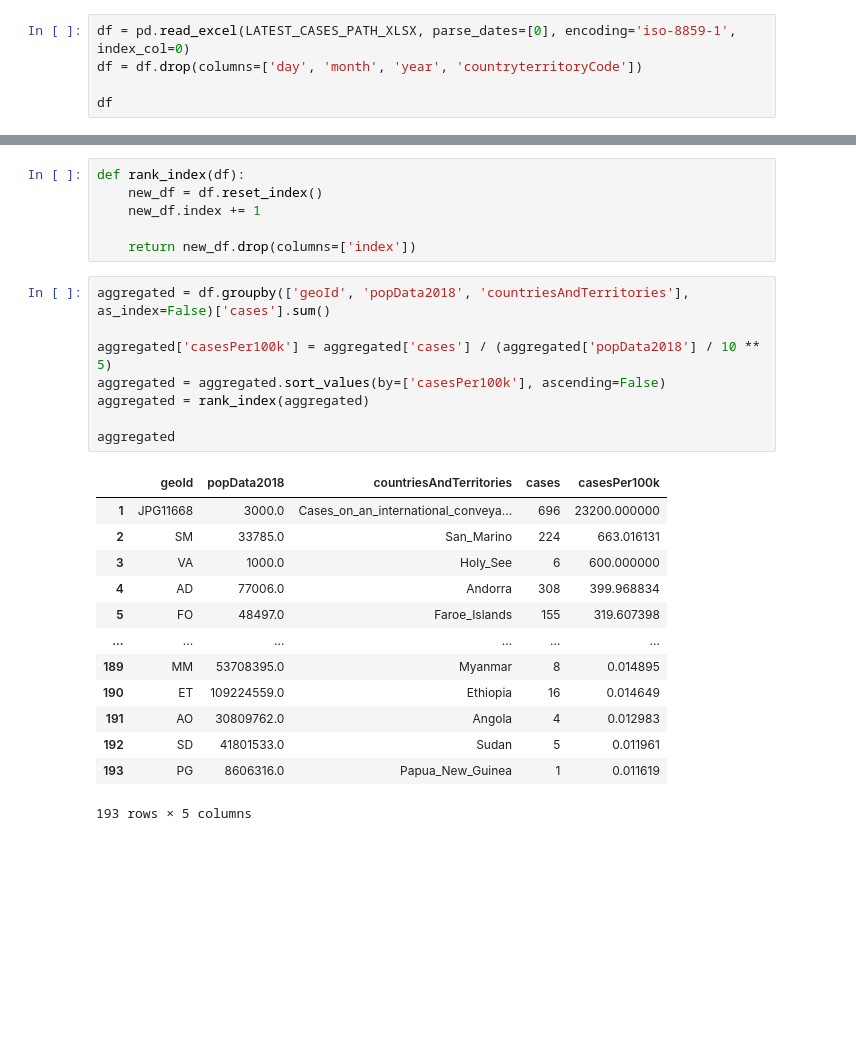
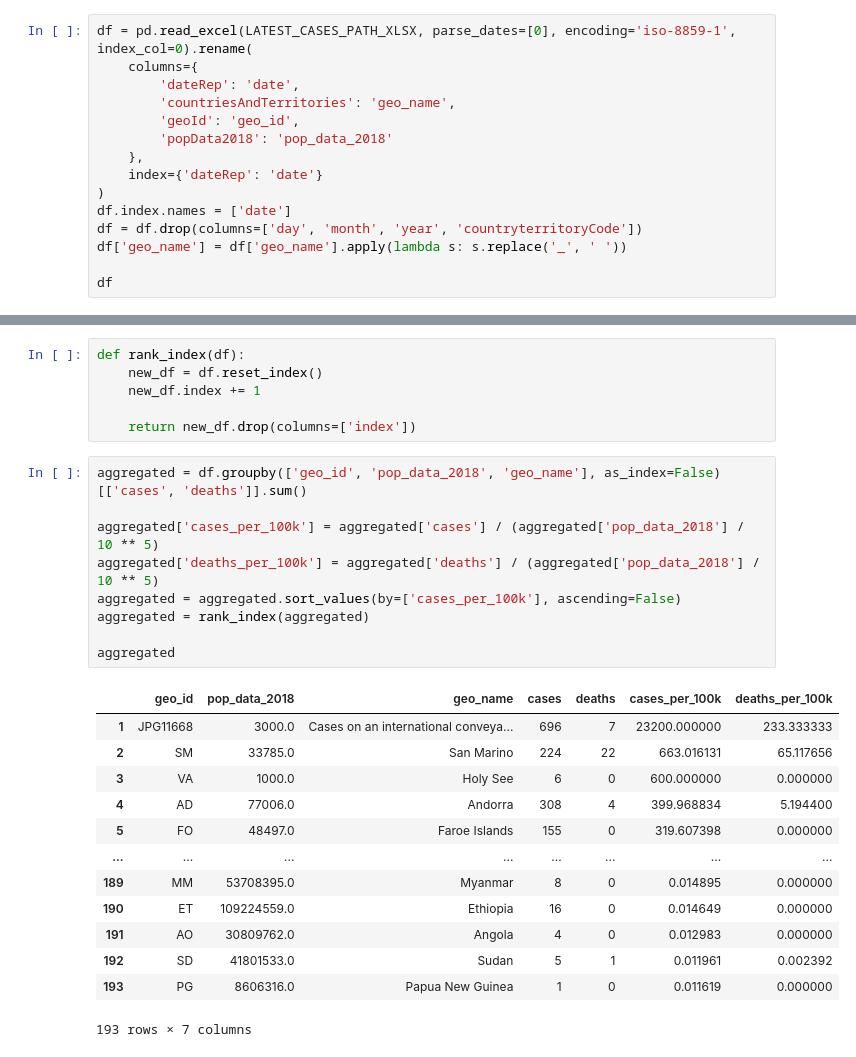
Before and after one commit to k0nserv/covid19, a Jupyter notebook: Per Country Analysis.ipynb, the cells around one changed output, grey strips where cells are left out. Cells and saved outputs as stored; diff of their text form; blank space fills up the shorter version.

```diff
--- a/Per Country Analysis.ipynb
+++ b/Per Country Analysis.ipynb
@@ -14,8 +14,18 @@ sns.set_palette("colorblind")
 LATEST_CASES_PATH_CSV = 'data/cases-per-day.csv'
 LATEST_CASES_PATH_XLSX = 'data/cases-per-day.xlsx'
 # %%
-df = pd.read_excel(LATEST_CASES_PATH_XLSX, parse_dates=[0], encoding='iso-8859-1', index_col=0)
+df = pd.read_excel(LATEST_CASES_PATH_XLSX, parse_dates=[0], encoding='iso-8859-1', index_col=0).rename(
+    columns={
+        'dateRep': 'date',
+        'countriesAndTerritories': 'geo_name',
+        'geoId': 'geo_id',
+        'popData2018': 'pop_data_2018'
+    },
+    index={'dateRep': 'date'}
+)
+df.index.names = ['date']
 df = df.drop(columns=['day', 'month', 'year', 'countryterritoryCode'])
+df['geo_name'] = df['geo_name'].apply(lambda s: s.replace('_', ' '))
 
 df
 # %% [output]
@@ -40,24 +69,25 @@ def rank_index(df):
 
     return new_df.drop(columns=['index'])
 # %%
-aggregated = df.groupby(['geoId', 'popData2018', 'countriesAndTerritories'], as_index=False)['cases'].sum()
+aggregated = df.groupby(['geo_id', 'pop_data_2018', 'geo_name'], as_index=False)[['cases', 'deaths']].sum()
 
-aggregated['casesPer100k'] = aggregated['cases'] / (aggregated['popData2018'] / 10 ** 5)
-aggregated = aggregated.sort_values(by=['casesPer100k'], ascending=False)
+aggregated['cases_per_100k'] = aggregated['cases'] / (aggregated['pop_data_2018'] / 10 ** 5)
+aggregated['deaths_per_100k'] = aggregated['deaths'] / (aggregated['pop_data_2018'] / 10 ** 5)
+aggregated = aggregated.sort_values(by=['cases_per_100k'], ascending=False)
 aggregated = rank_index(aggregated)
 
 aggregated
 # %% [output]
-|  | geoId | popData2018 | countriesAndTerritories | cases | casesPer100k |
-| 1 | JPG11668 | 3000.0 | Cases_on_an_international_conveya... | 696 | 23200.000000 |
-| 2 | SM | 33785.0 | San_Marino | 224 | 663.016131 |
-| 3 | VA | 1000.0 | Holy_See | 6 | 600.000000 |
-| 4 | AD | 77006.0 | Andorra | 308 | 399.968834 |
-| 5 | FO | 48497.0 | Faroe_Islands | 155 | 319.607398 |
-| ... | ... | ... | ... | ... | ... |
-| 189 | MM | 53708395.0 | Myanmar | 8 | 0.014895 |
-| 190 | ET | 109224559.0 | Ethiopia | 16 | 0.014649 |
-| 191 | AO | 30809762.0 | Angola | 4 | 0.012983 |
-| 192 | SD | 41801533.0 | Sudan | 5 | 0.011961 |
-| 193 | PG | 8606316.0 | Papua_New_Guinea | 1 | 0.011619 |
+|  | geo_id | pop_data_2018 | geo_name | cases | deaths | cases_per_100k | deaths_per_100k |
+| 1 | JPG11668 | 3000.0 | Cases on an international conveya... | 696 | 7 | 23200.000000 | 233.333333 |
+| 2 | SM | 33785.0 | San Marino | 224 | 22 | 663.016131 | 65.117656 |
+| 3 | VA | 1000.0 | Holy See | 6 | 0 | 600.000000 | 0.000000 |
+| 4 | AD | 77006.0 | Andorra | 308 | 4 | 399.968834 | 5.194400 |
+| 5 | FO | 48497.0 | Faroe Islands | 155 | 0 | 319.607398 | 0.000000 |
+| ... | ... | ... | ... | ... | ... | ... | ... |
+| 189 | MM | 53708395.0 | Myanmar | 8 | 0 | 0.014895 | 0.000000 |
+| 190 | ET | 109224559.0 | Ethiopia | 16 | 0 | 0.014649 | 0.000000 |
+| 191 | AO | 30809762.0 | Angola | 4 | 0 | 0.012983 | 0.000000 |
+| 192 | SD | 41801533.0 | Sudan | 5 | 1 | 0.011961 | 0.002392 |
+| 193 | PG | 8606316.0 | Papua New Guinea | 1 | 0 | 0.011619 | 0.000000 |
-193 rows × 5 columns
+193 rows × 7 columns
```
Also changed, not shown: parts of 14 cells of this notebook.
